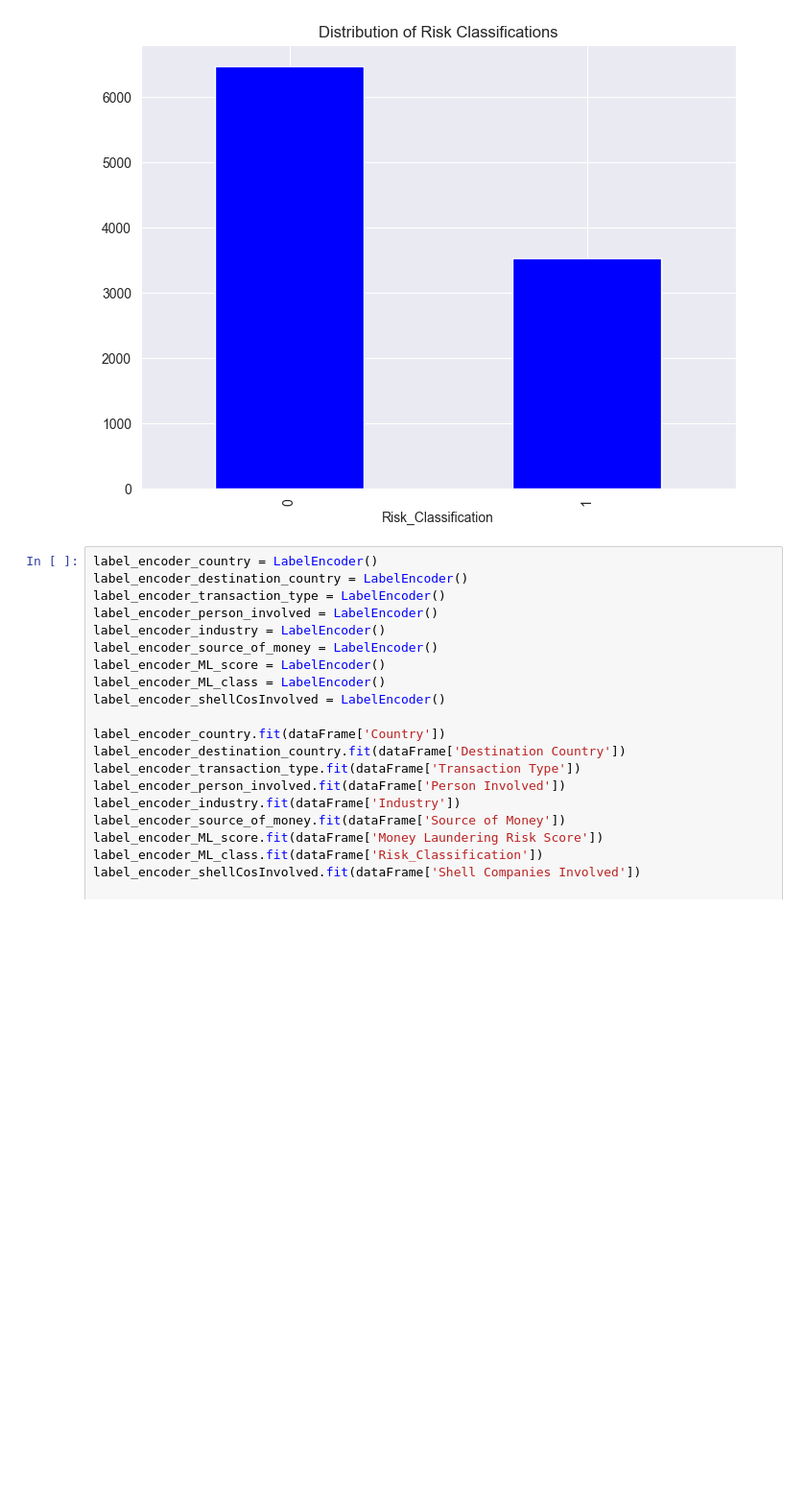
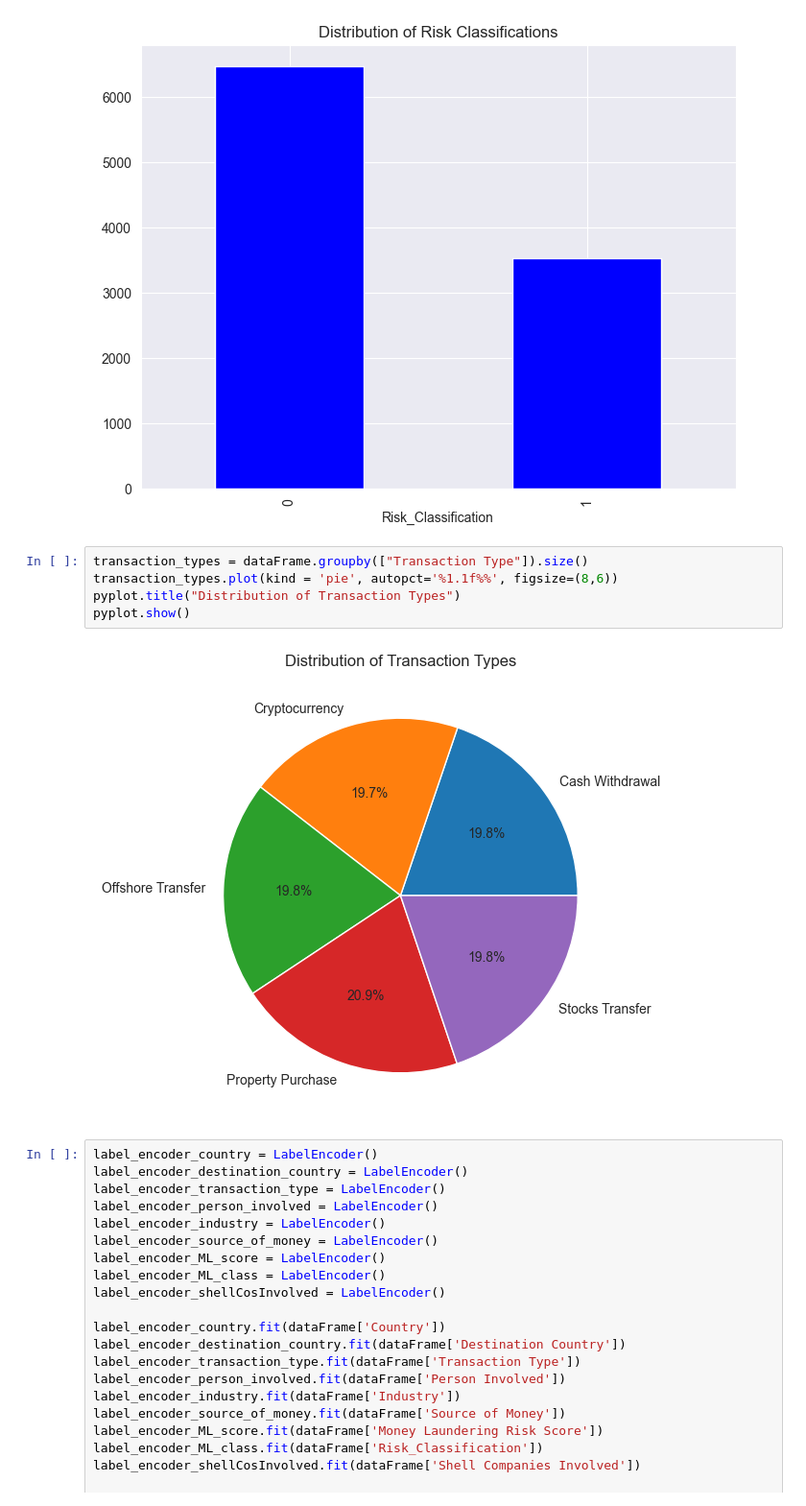
Before and after one commit to CheMBurN695/FinCrime_ML_Model, a Jupyter notebook: FC_ML_Model_NB.ipynb, the cells around one changed output. Shown: that part at 96% size. Cells and saved outputs as stored; diff of their text form; blank space fills up the shorter version.

```diff
--- a/FC_ML_Model_NB.ipynb
+++ b/FC_ML_Model_NB.ipynb
@@ -51,6 +53,13 @@ pyplot.title("Distribution of Risk Classifications")
 pyplot.show()
 # %% [output]
 [figure]
+# %%
+transaction_types = dataFrame.groupby(["Transaction Type"]).size()
+transaction_types.plot(kind = 'pie', autopct='%1.1f%%', figsize=(8,6))
+pyplot.title("Distribution of Transaction Types")
+pyplot.show()
+# %% [output]
+[figure, added]
 # %%
 label_encoder_country = LabelEncoder()
 label_encoder_destination_country = LabelEncoder()
```
Also changed, not shown: parts of 5 cells of this notebook.
